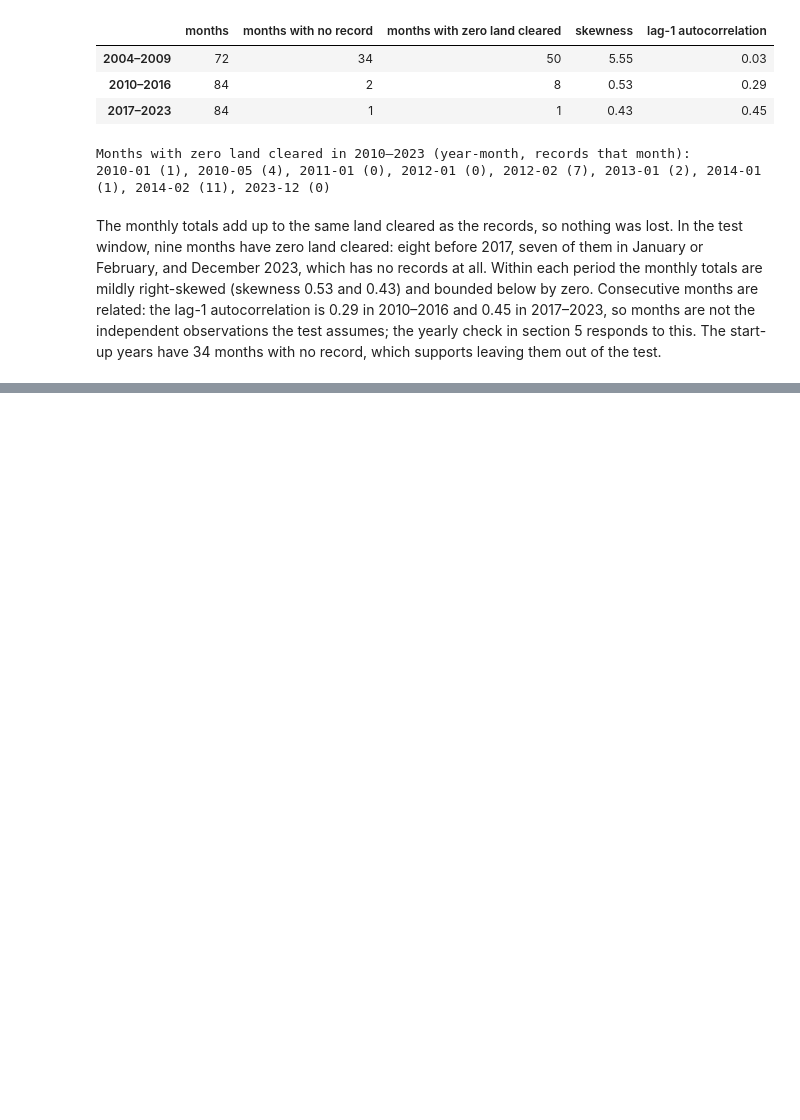
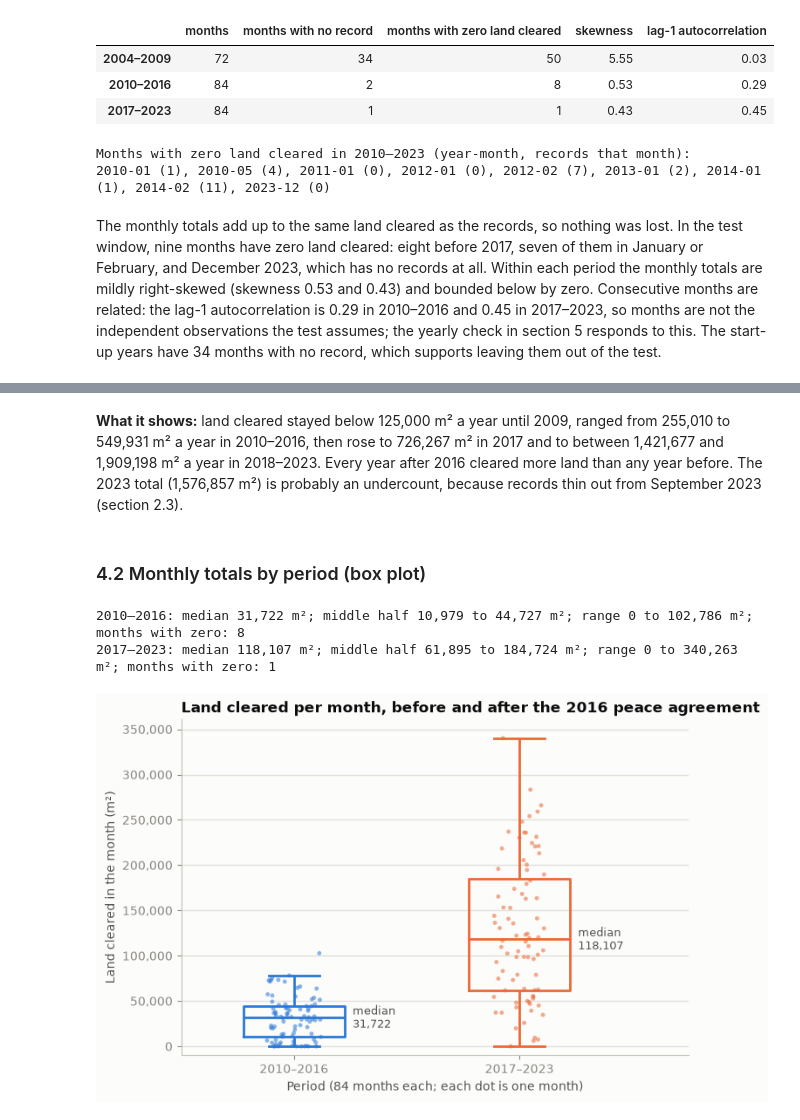
Before and after one commit to travisrcarlson/statistical-analysis-project, a Jupyter notebook: analysis.ipynb, the cells around one changed output, grey strips where cells are left out. Cells and saved outputs as stored; diff of their text form; code cells hidden in the pictures; blank space fills up the shorter version.

```diff
--- a/analysis.ipynb
+++ b/analysis.ipynb
@@ -529,0 +580,34 @@ The monthly totals add up to the same land cleared as the records, so nothing wa
+# %% [markdown]
+**What it shows:** land cleared stayed below 125,000 m² a year until 2009, ranged from 255,010 to 549,931 m² a year in 2010–2016, then rose to 726,267 m² in 2017 and to between 1,421,677 and 1,909,198 m² a year in 2018–2023. Every year after 2016 cleared more land than any year before. The 2023 total (1,576,857 m²) is probably an undercount, because records thin out from September 2023 (section 2.3).
+# %% [markdown]
+### 4.2 Monthly totals by period (box plot)
+# %%
+fig, ax = plt.subplots(figsize=(7.5, 5))
+sns.boxplot(data=test_months, x="period", y="area_cleared_m2", hue="period", order=ORDER,
+            hue_order=ORDER, palette=PERIOD_COLOURS, fill=False, width=0.45, linewidth=2,
+            showfliers=False, legend=False, ax=ax)
+sns.stripplot(data=test_months, x="period", y="area_cleared_m2", hue="period", order=ORDER,
+              hue_order=ORDER, palette=PERIOD_COLOURS, size=3.5, alpha=0.55, jitter=0.12,
+              legend=False, ax=ax)
+for position, period in enumerate(ORDER):
+    median = test_months.loc[test_months["period"] == period, "area_cleared_m2"].median()
+    ax.text(position + 0.26, median, f"median\n{median:,.0f}", va="center", ha="left",
+            color=INK_2, fontsize=9)
+ax.set_title("Land cleared per month, before and after the 2016 peace agreement")
+ax.set_xlabel("Period (84 months each; each dot is one month)")
+ax.set_ylabel("Land cleared in the month (m²)")
+ax.yaxis.set_major_formatter(THOUSANDS)
+ax.set_ylim(-10_000, test_months["area_cleared_m2"].max() * 1.06)
+ax.set_xlim(-0.5, 1.75)
+ax.grid(axis="x", visible=False)
+for period in ORDER:
+    values = test_months.loc[test_months["period"] == period, "area_cleared_m2"]
+    print(f"{period}: median {values.median():,.0f} m²; middle half {values.quantile(0.25):,.0f} to "
+          f"{values.quantile(0.75):,.0f} m²; range {values.min():,.0f} to {values.max():,.0f} m²; "
+          f"months with zero: {values.eq(0).sum()}")
+save_fig(fig, "02_monthly_by_period.png")
+plt.show()
+# %% [output]
+2010–2016: median 31,722 m²; middle half 10,979 to 44,727 m²; range 0 to 102,786 m²; months with zero: 8
+2017–2023: median 118,107 m²; middle half 61,895 to 184,724 m²; range 0 to 340,263 m²; months with zero: 1
+[figure, added]
```
Also changed, not shown: parts of 10 cells of this notebook, 3 other files.
